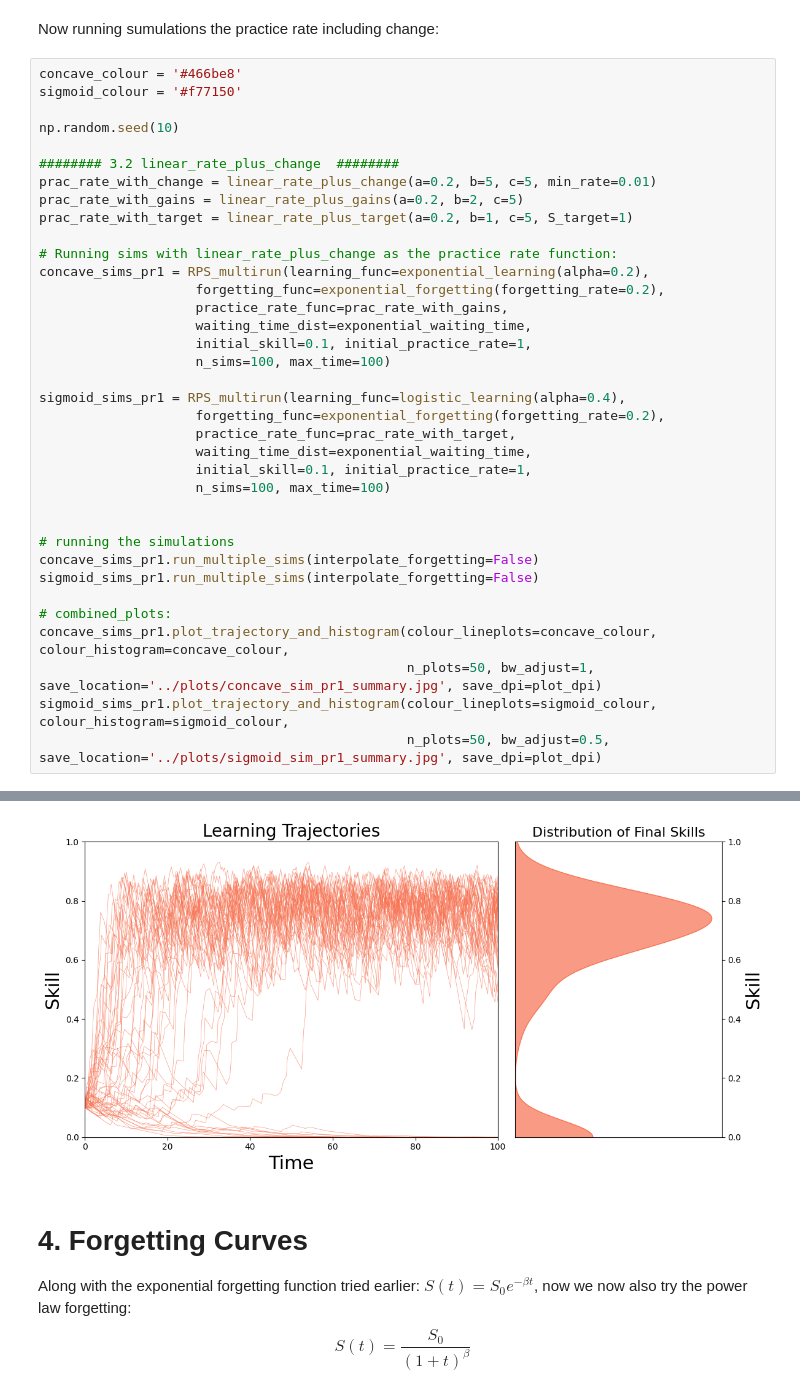
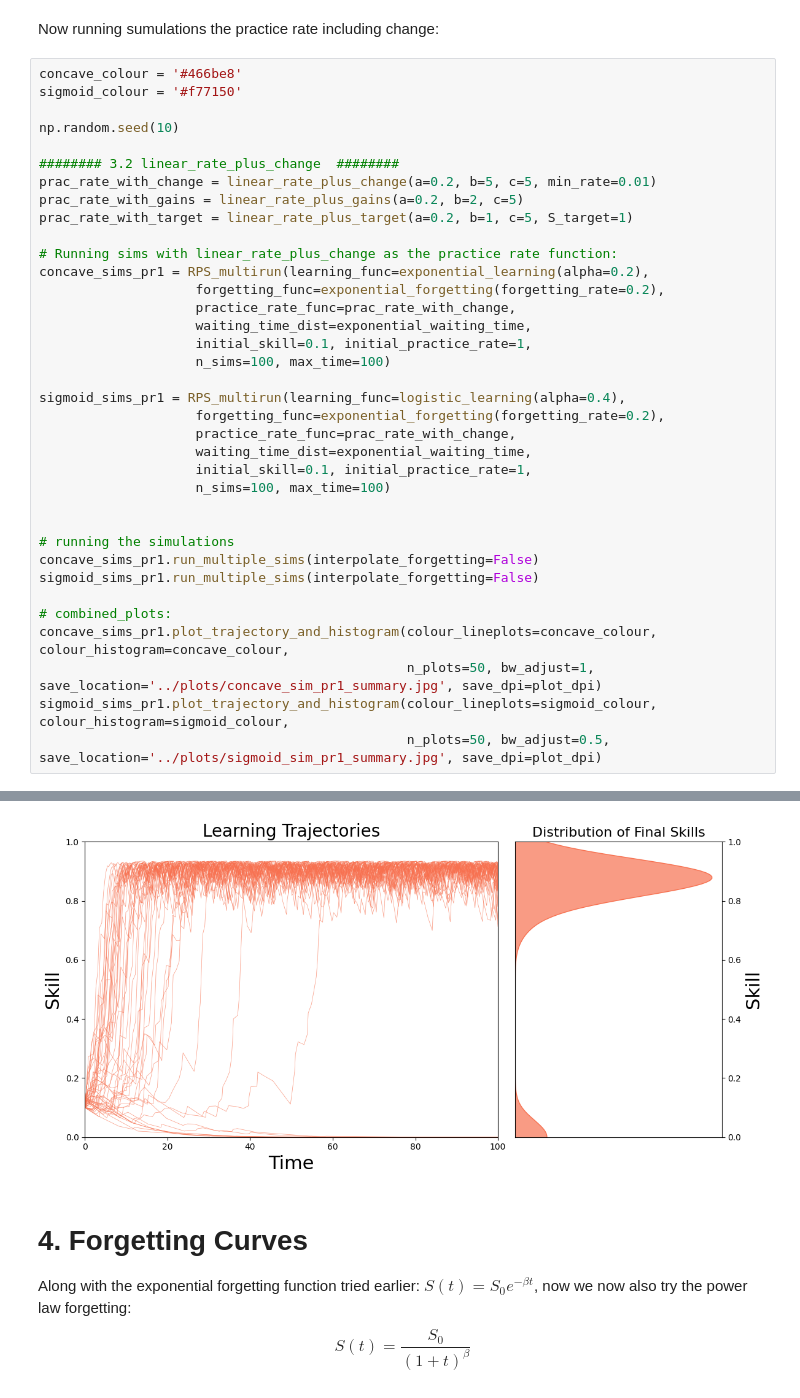
Before and after one commit to plaskar/rps_model, a Jupyter notebook: notebooks/1. Basic RPS Model Simulations.ipynb, the cells around one changed output, grey strips where cells are left out. Drawn from its saved outputs; the diff is of its cells as text.

```diff
--- a/notebooks/1. Basic RPS Model Simulations.ipynb
+++ b/notebooks/1. Basic RPS Model Simulations.ipynb
@@ -276,14 +273,14 @@ prac_rate_with_target = linear_rate_plus_target(a=0.2, b=1, c=5, S_target=1)
 # Running sims with linear_rate_plus_change as the practice rate function:
 concave_sims_pr1 = RPS_multirun(learning_func=exponential_learning(alpha=0.2),
                     forgetting_func=exponential_forgetting(forgetting_rate=0.2),
-                    practice_rate_func=prac_rate_with_gains,
+                    practice_rate_func=prac_rate_with_change,
                     waiting_time_dist=exponential_waiting_time,
                     initial_skill=0.1, initial_practice_rate=1,
                     n_sims=100, max_time=100)
 
 sigmoid_sims_pr1 = RPS_multirun(learning_func=logistic_learning(alpha=0.4),
                     forgetting_func=exponential_forgetting(forgetting_rate=0.2),
-                    practice_rate_func=prac_rate_with_target,
+                    practice_rate_func=prac_rate_with_change,
                     waiting_time_dist=exponential_waiting_time,
                     initial_skill=0.1, initial_practice_rate=1,
                     n_sims=100, max_time=100)
@@ -303,4 +300,4 @@ sigmoid_sims_pr1.plot_trajectory_and_histogram(colour_lineplots=sigmoid_colour,
-[figure, old version]
+[figure, new version]
 # %% [markdown]
 # 4. Forgetting Curves
 Along with the exponential forgetting function tried earlier: $S(t) = S_0 e^{-\beta t}$, now we now also try the power law forgetting:
```
Also changed, not shown: parts of 4 cells of this notebook, 5 other files.
